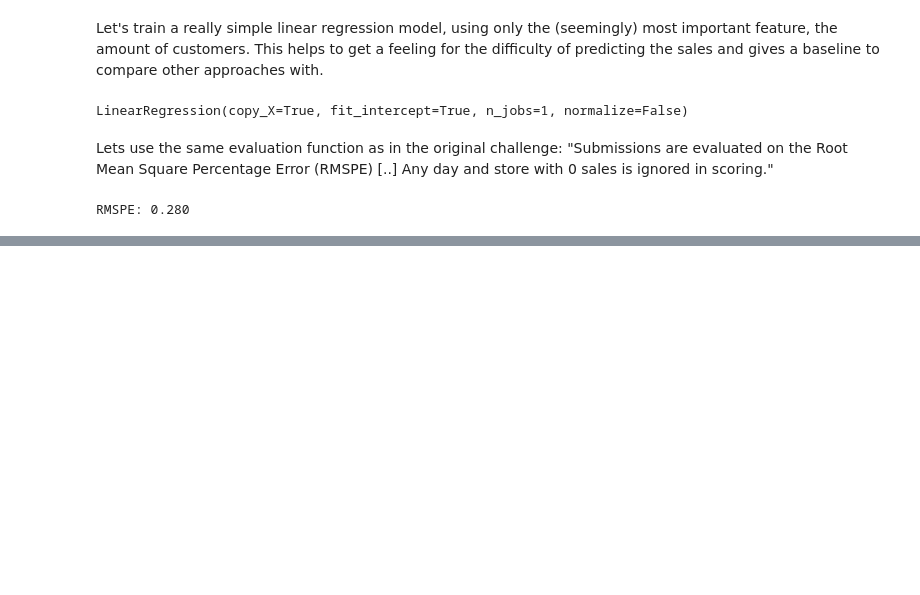
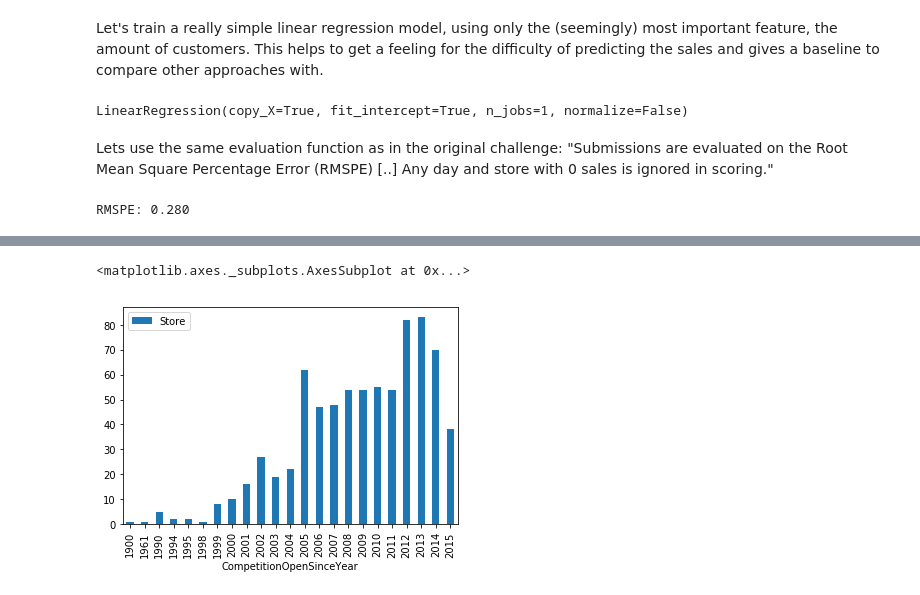
Before and after one commit to adrianloy/rossman-store-challenge, a Jupyter notebook: rossman_challenge.ipynb, the cells around one changed output, grey strips where cells are left out. Saved outputs shown, nothing was run; the diff lists cells and outputs as text; code cells hidden in the pictures; blank space fills up the shorter version.

```diff
--- a/rossman_challenge.ipynb
+++ b/rossman_challenge.ipynb
@@ -204,0 +231,16 @@ RMSPE: 0.280
+# %%
+types_store = {'Store': np.int32,
+               'StoreType': str,
+               'Assortment': str,
+               'CompetitionDistance': str, # cant use int here, some cells are empty
+               'CompetitionOpenSinceMonth': str,
+               'CompetitionOpenSinceYear': str,
+               'Promo2': bool,
+               'Promo2SinceWeek': str,
+               'Promo2SinceYear': str,
+               'PromoInterval': str}
+df_store = pd.read_csv('./data/store.csv',
+                       dtype=types_store)
+print('Amount of rows: ' + str(len(df_store)))
+print('Missing values? ' + str(df_store.isnull().values.any()))
+df_store.dtypes
@@ -204,0 +261,3 @@ RMSPE: 0.280
+# %%
+df_store.replace('', np.nan, inplace=True)
+df_store.isnull().sum()
@@ -204,0 +278,8 @@ RMSPE: 0.280
+# %%
+comp_dist_avg = df_store[~df_store['CompetitionDistance'].isnull()]['CompetitionDistance'].astype(np.float32).median()
+print('Median distance to competitors: ' + str(comp_dist_avg))
+comp_dist_avg = int(np.round(comp_dist_avg))
+#df_store[df_store['CompetitionDistance'].isnull()]['CompetitionDistance'] = str(comp_dist_avg)
+df_store['CompetitionDistance'].replace(np.nan, str(comp_dist_avg), inplace=True)
+df_store['CompetitionDistance'] = df_store['CompetitionDistance'].astype(np.int32)
+df_store.dtypes
@@ -204,0 +307,4 @@ RMSPE: 0.280
+# %%
+df_comps = df_store[~df_store['CompetitionOpenSinceYear'].isnull()][['Store', 'CompetitionOpenSinceYear']]
+df_comps = df_comps.astype(np.int32)
+df_comps.describe()
@@ -204,0 +321,5 @@ RMSPE: 0.280
+# %%
+df_comps.groupby(['CompetitionOpenSinceYear']).count().plot.bar()
+# %% [output]
+<matplotlib.axes._subplots.AxesSubplot at 0x...>
+[figure, added]
```
Also changed, not shown: parts of 19 cells of this notebook.
